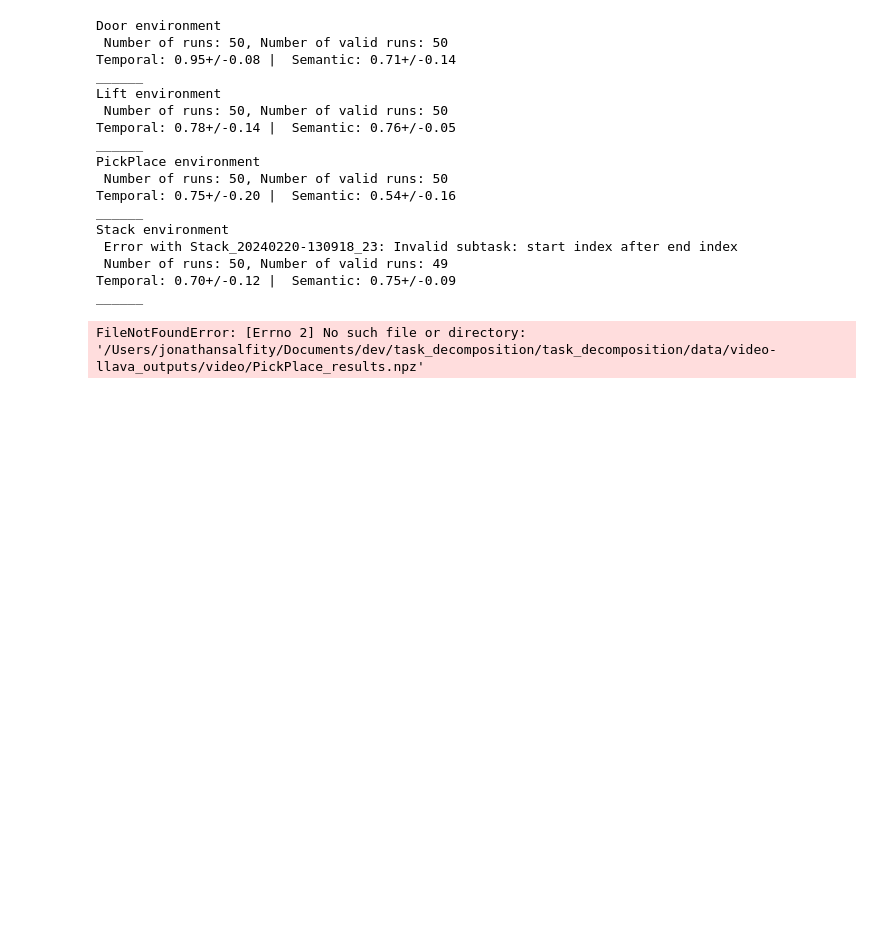
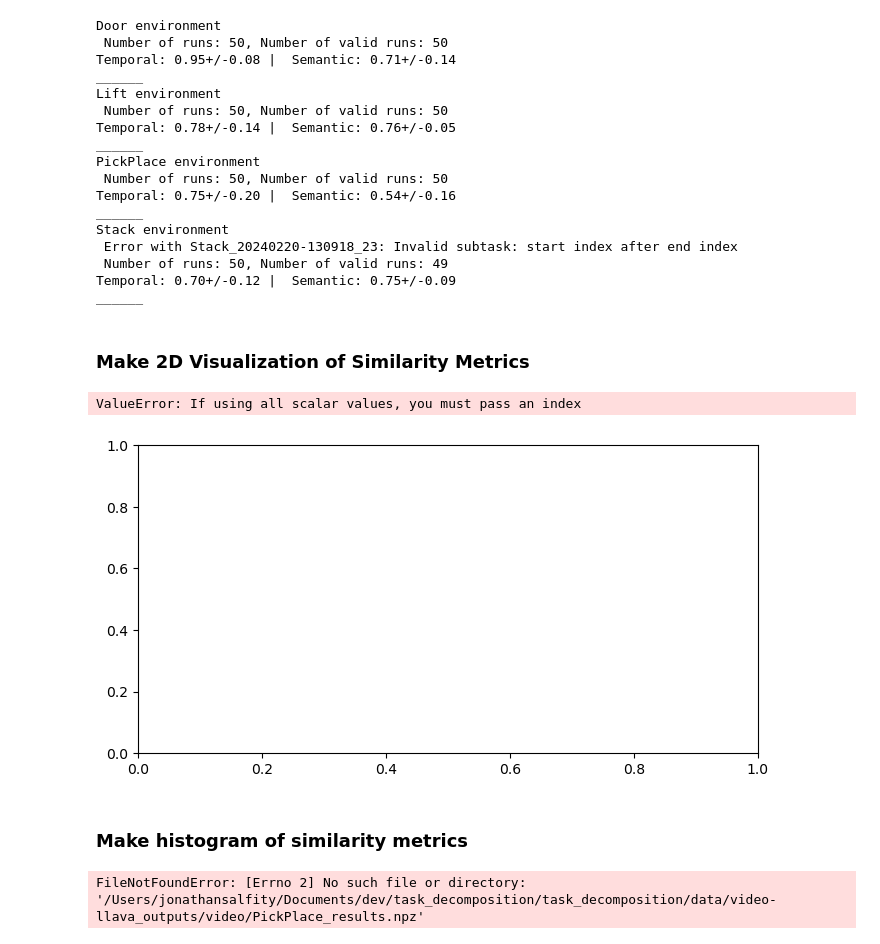
Before and after one commit to jsalfity/task_decomposition, a Jupyter notebook: task_decomposition/analysis/compare_GPT_groundtruth.ipynb, the cells around one changed output. Drawn from its saved outputs; the diff is of its cells as text; code cells hidden in the pictures; blank space fills up the shorter version.

```diff
--- a/task_decomposition/analysis/compare_GPT_groundtruth.ipynb
+++ b/task_decomposition/analysis/compare_GPT_groundtruth.ipynb
@@ -317,6 +319,77 @@ Stack environment
  Number of runs: 50, Number of valid runs: 49
 Temporal: 0.70+/-0.12 |  Semantic: 0.75+/-0.09
 ______
+# %% [markdown]
+### Make 2D Visualization of Similarity Metrics
+# %%
+# create unique identifiers
+
+input_mode_mapping = {"textual":"g",
+                      "video":"b",
+                      "textualvideo":"r"}
+llm_model_mapping = {"gpt-4-vision-preview":'o',
+                     "gemini-pro":"s",
+                     "video-llava": "^"}
+in_context_mapping = {True: "in-context",
+                      False: "NO in-context"}
+
+def get_marker(llm_model: str, input_mode: str) -> str:
+    return input_mode_mapping[input_mode]+llm_model_mapping[llm_model]
+
+def plot_similarity2d(temporal_score: np.float64,
+                      semantic_score: np.float64,
+                      llm_model: str,
+                      ax = None) -> None:
+    color = input_mode_mapping[input_mode]
+    marker = llm_model_mapping[llm_model]
+    ax.scatter(x=temporal_score,
+               y=semantic_score,
+               color=color,
+               marker=marker,
+               facecolors='none' if not in_context else None,
+               label=f"{llm_model} | {input_mode} | {in_context_mapping[in_context]}")
+
+env_name = ENVIRONMENT_NAMES[0]
+llm_models = ["gpt-4-vision-preview", "gemini-pro", "video-llava"]
+input_modes = ["textual", "video", "textualvideo"]
+in_contexts = [True, False]
+
+fig, ax = plt.subplots(1, 1, figsize=(8, 4))
+# ax.scatter(x=0.2, y=0.2, color='k', marker='.', label="randomized baseline",linewidths=2)
+for llm_model in llm_models:
+    for input_mode in input_modes:
+        for in_context in in_contexts:
+            llm_output_data_path = LLM_OUTPUT_PATH(llm_model=llm_model,
+                                                input_mode=input_mode,
+                                                env_name=env_name,
+                                                in_context=in_context)
+            if not os.path.exists(llm_output_data_path+'_results.npz'):
+                print(f"{llm_model} {input_mode} DNE")
+                continue
+
+            # append to legend
+            results = np.load(llm_output_data_path+'_results.npz')
+            temporal_score = np.mean(results['temporal'])
+            semantic_score = np.mean(results['semantic'])
+
+            plot_similarity2d(temporal_score=temporal_score,
+                                semantic_score=temporal_score,
+                                llm_model=llm_model,
+                                ax=ax)
+# title_text = f"GPT-4V in {llm_model_mapping["gpt-4-vision-preview"]} and Gemini Pro in {input_mode_mapping["gemini-pro"]} | {env_name} Environment"
+ax.set_xlim((0, 2))
+ax.set_ylim((0, 1.2))
+ax.set_xlabel("Temporal Similarity")
+ax.set_ylabel("Semantic Similarity")
+ax.set_title(f"{env_name} Environment")
+ax.legend(loc='upper right', bbox_to_anchor=(1, 1), fontsize='small')
+plt.tight_layout()
+plt.show()
+# %% [output]
+ValueError: If using all scalar values, you must pass an index
+[figure, added]
+# %% [markdown]
+### Make histogram of similarity metrics
 # %%
 # sns.histplot(data=[temporal, semantic, total], legend=True, kde=True, bins=25)
 # env_name = "Door"
```
Also changed, not shown: parts of 3 cells of this notebook.
